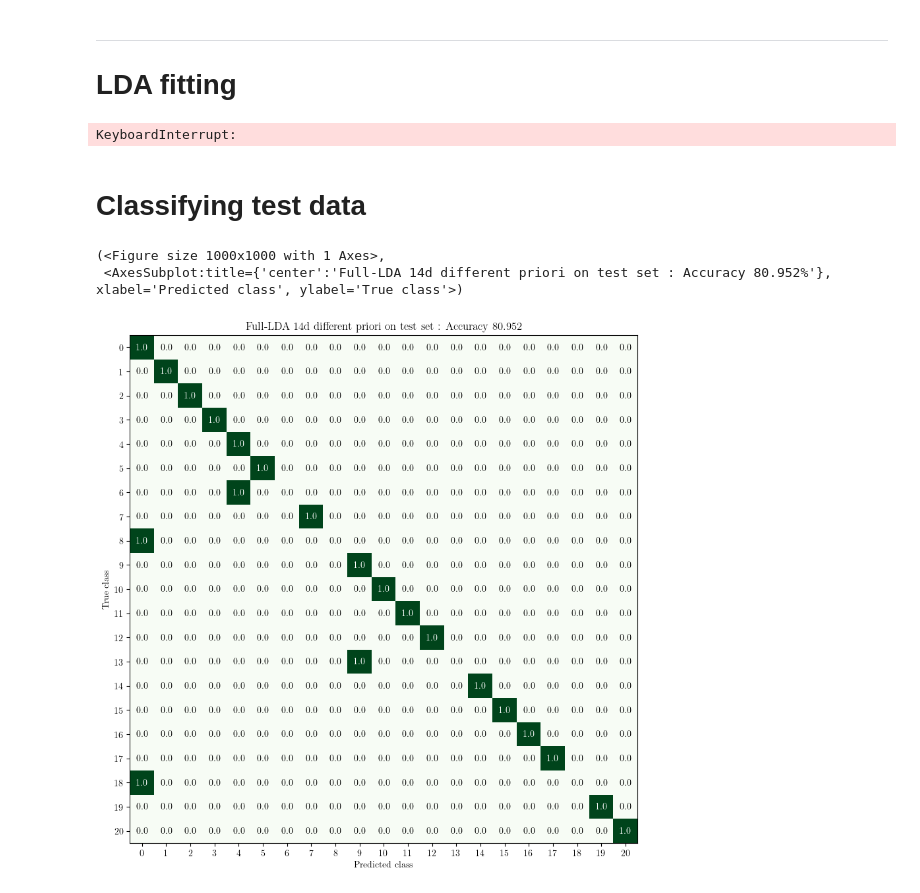
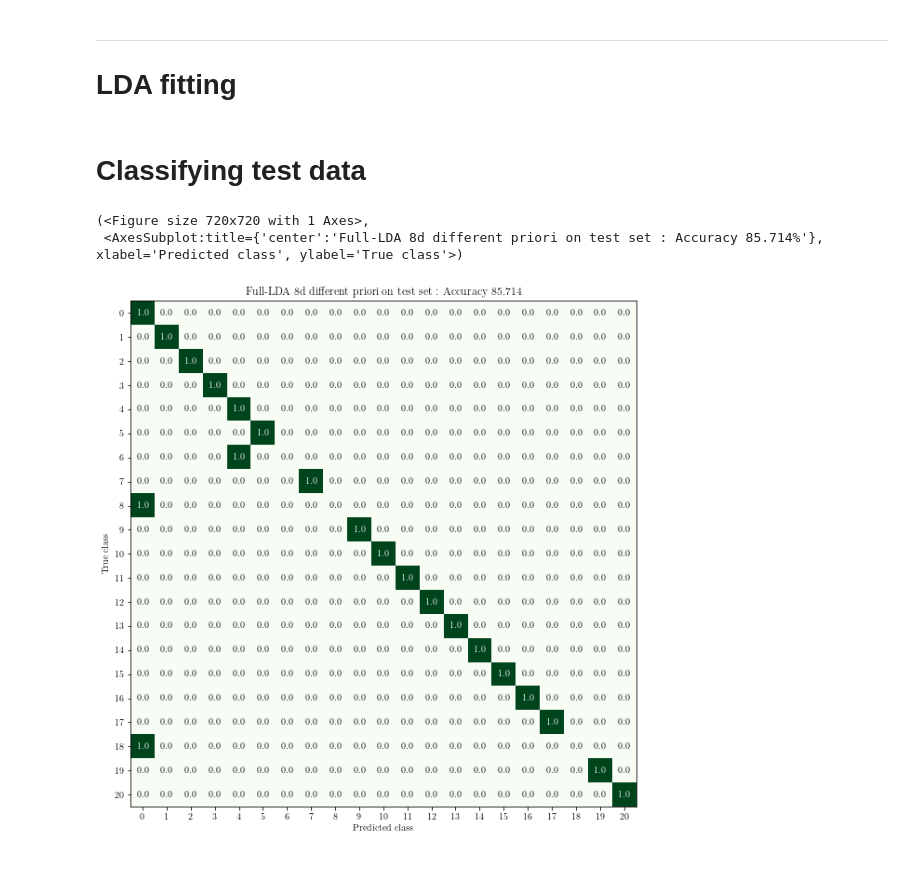
Before and after one commit to peterkrull/p7-ml-refrigeration-fault-detection, a Jupyter notebook: ClassificationScripts/AlternativeTechniques/Full-LDA_14d_different_prior.ipynb, the cells around one changed output. Saved outputs shown, nothing was run; the diff lists cells and outputs as text; code cells hidden in the pictures.

```diff
--- a/ClassificationScripts/AlternativeTechniques/Full-LDA_14d_different_prior.ipynb
+++ b/ClassificationScripts/AlternativeTechniques/Full-LDA_14d_different_prior.ipynb
@@ -45,3 +45,13 @@ X_vld = vld_data
 
 y_tst = tst_data.pop('target')
 X_tst = tst_data
+# %%
+#reduce to 8 "relevant" features
+
+features = ['T0', 'Tc', 'Tdis', 'Tret', 'Tsuc', 'Tsup', 'CondFan', 'Tset']
+
+X_trn = X_trn[features]
+X_vld = X_vld[features]
+X_tst = X_tst[features]
+
+X_trn
@@ -125,29 +149,27 @@ for x in np.arange(0, 1.001, 0.001):
 
 
 f.close()
-# %% [output]
-KeyboardInterrupt:
 # %% [markdown]
 # Classifying test data
 # %%
 #Using a found good prior and testning the outcome on the test data.
 
 #Chosing prior and training the 5LDA classifier
-non_fault_prior=0.055
+non_fault_prior=0.05
 fault_prior=(1-non_fault_prior)/20
 prior=np.array([non_fault_prior, fault_prior,fault_prior,fault_prior,fault_prior,fault_prior,fault_prior,fault_prior,fault_prior,fault_prior,fault_prior,fault_prior,fault_prior,fault_prior,fault_prior,fault_prior,fault_prior,fault_prior,fault_prior,fault_prior,fault_prior,])
 
 clf = LinearDiscriminantAnalysis(priors=prior)
 clf.fit(X_trn, y_trn)
 
 
 # Make predictions for the training set
 y_hat_tst = clf.predict(X_tst)
 
 #plot the confusion matrix
 conf_matrix_tst = skconfmatrix(y_tst,y_hat_tst)
-confusion_matrix(conf_matrix_tst, figsize = (10,10),title='Full-LDA 14d different priori on test set', save_fig_name='Full-LDA 14d different prior test confusion matrix.pdf',eval_labels = False)
+confusion_matrix(conf_matrix_tst, figsize = (10,10),title='Full-LDA 8d different priori on test set', save_fig_name='Full-LDA 8d different prior test confusion matrix.pdf',eval_labels = False)
 # %% [output]
-(<Figure size 1000x1000 with 1 Axes>,
- <AxesSubplot:title={'center':'Full-LDA 14d different priori on test set : Accuracy 80.952%'}, xlabel='Predicted class', ylabel='True class'>)
+(<Figure size 720x720 with 1 Axes>,
+ <AxesSubplot:title={'center':'Full-LDA 8d different priori on test set : Accuracy 85.714%'}, xlabel='Predicted class', ylabel='True class'>)
-[figure, old version]
+[figure, new version]
```
Also changed, not shown: parts of 1 cell of this notebook, 2 other files.
